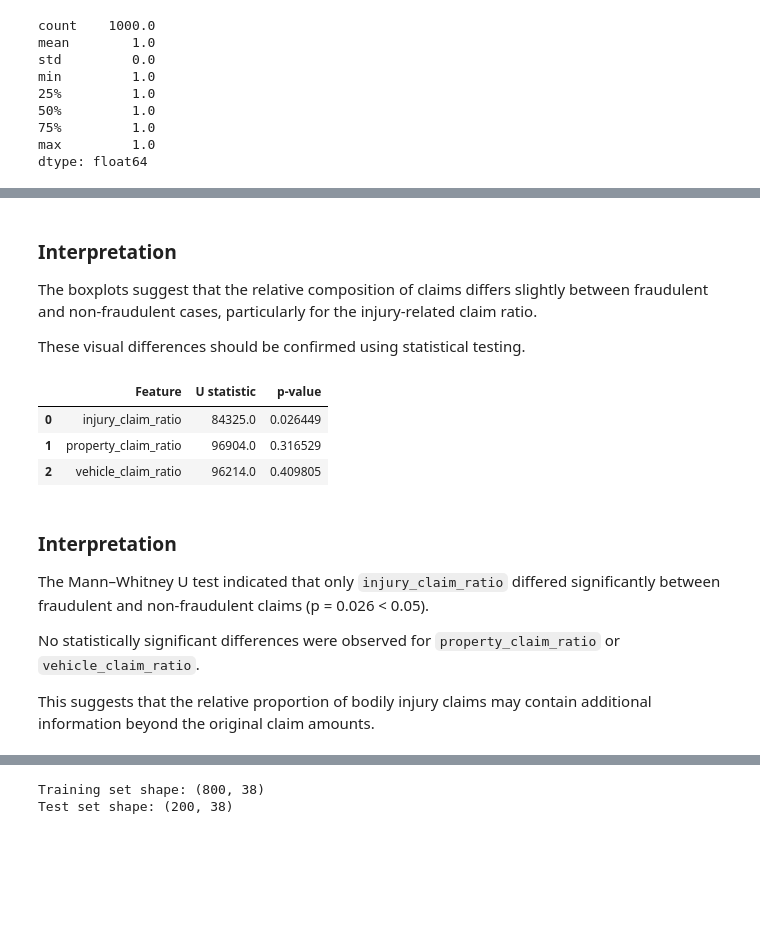
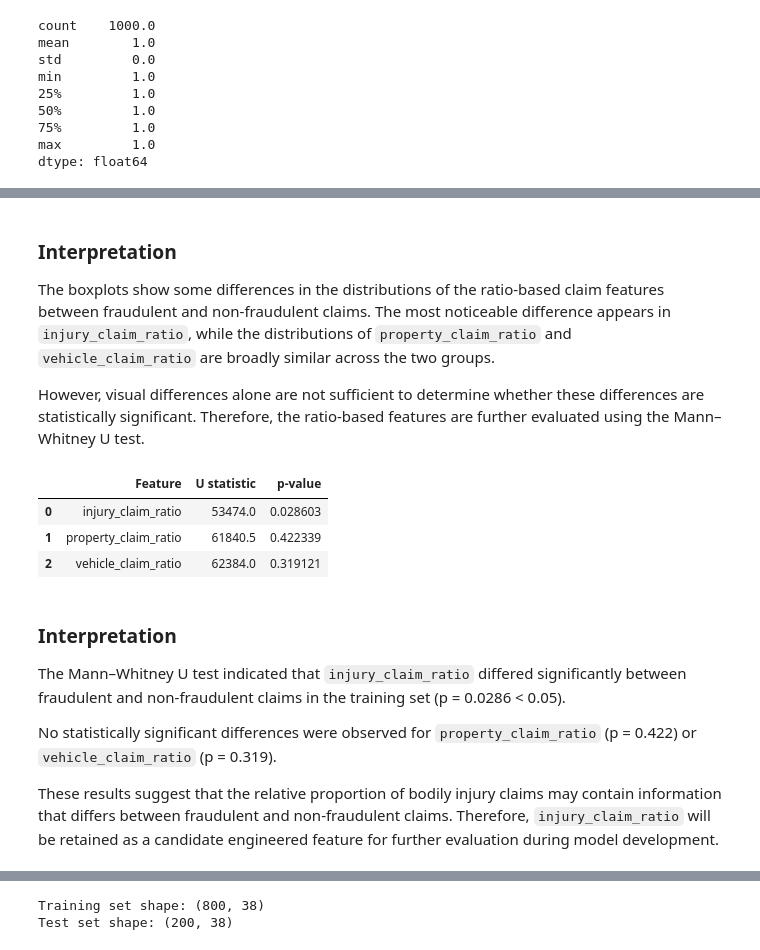
Before and after one commit to SevilFundaPolat/insurance-fraud-detection, a Jupyter notebook: notebooks/IC-an-Sevil.ipynb, the cells around one changed output, grey strips where cells are left out. Drawn from its saved outputs; the diff is of its cells as text; code cells hidden in the pictures; blank space fills up the shorter version.

```diff
--- a/notebooks/IC-an-Sevil.ipynb
+++ b/notebooks/IC-an-Sevil.ipynb
@@ -1786,0 +1755,28 @@ for feature in ratio_features:
+# %%
+# Compare ratio features by fraud status in the training set
+
+import matplotlib.pyplot as plt
+import seaborn as sns
+
+ratio_features = [
+    "injury_claim_ratio",
+    "property_claim_ratio",
+    "vehicle_claim_ratio",
+]
+
+train_analysis = X_train.copy()
+train_analysis["fraud_reported"] = y_train
+
+for feature in ratio_features:
+
+    plt.figure(figsize=(6, 4))
+
+    sns.boxplot(
+        data=train_analysis,
+        x="fraud_reported",
+        y=feature,
+    )
+
+    plt.title(f"{feature} by Fraud Status")
+    plt.tight_layout()
+    plt.show()
@@ -1787,11 +1787,15 @@ for feature in ratio_features:
 # %% [markdown]
 ### Interpretation
 
-The boxplots suggest that the relative composition of claims differs slightly between fraudulent and non-fraudulent cases, particularly for the injury-related claim ratio.
+The boxplots show some differences in the distributions of the ratio-based claim features between fraudulent and non-fraudulent claims. The most noticeable difference appears in `injury_claim_ratio`, while the distributions of `property_claim_ratio` and `vehicle_claim_ratio` are broadly similar across the two groups.
 
-These visual differences should be confirmed using statistical testing.
+However, visual differences alone are not sufficient to determine whether these differences are statistically significant. Therefore, the ratio-based features are further evaluated using the Mann–Whitney U test.
+# %%
+# create a train analysis
+train_analysis = X_train.copy()
+train_analysis["fraud_reported"] = y_train
 # %%
-# Mann–Whitney U test
+# Mann–Whitney U test on the training set
 
 from scipy.stats import mannwhitneyu
 
@@ -1799,47 +1803,47 @@ results = []
 
 for feature in ratio_features:
 
-    fraud_yes = df.loc[
-        df["fraud_reported"] == "Y",
+    fraud_yes = train_analysis.loc[
+        train_analysis["fraud_reported"] == "Y",
         feature,
     ]
 
-    fraud_no = df.loc[
-        df["fraud_reported"] == "N",
+    fraud_no = train_analysis.loc[
+        train_analysis["fraud_reported"] == "N",
         feature,
     ]
 
     statistic, p_value = mannwhitneyu(
         fraud_yes,
         fraud_no,
         alternative="two-sided",
     )
 
     results.append(
         [feature, statistic, p_value]
     )
 
 results = pd.DataFrame(
     results,
     columns=[
         "Feature",
         "U statistic",
         "p-value",
     ],
 )
 
 results
 # %% [output]
 |  | Feature | U statistic | p-value |
-| 0 | injury_claim_ratio | 84325.0 | 0.026449 |
-| 1 | property_claim_ratio | 96904.0 | 0.316529 |
-| 2 | vehicle_claim_ratio | 96214.0 | 0.409805 |
+| 0 | injury_claim_ratio | 53474.0 | 0.028603 |
+| 1 | property_claim_ratio | 61840.5 | 0.422339 |
+| 2 | vehicle_claim_ratio | 62384.0 | 0.319121 |
 # %% [markdown]
 ### Interpretation
 
-The Mann–Whitney U test indicated that only `injury_claim_ratio` differed significantly between fraudulent and non-fraudulent claims (p = 0.026 < 0.05).
+The Mann–Whitney U test indicated that `injury_claim_ratio` differed significantly between fraudulent and non-fraudulent claims in the training set (p = 0.0286 < 0.05).
 
-No statistically significant differences were observed for `property_claim_ratio` or `vehicle_claim_ratio`.
+No statistically significant differences were observed for `property_claim_ratio` (p = 0.422) or `vehicle_claim_ratio` (p = 0.319).
 
-This suggests that the relative proportion of bodily injury claims may contain additional information beyond the original claim amounts.
+These results suggest that the relative proportion of bodily injury claims may contain information that differs between fraudulent and non-fraudulent claims. Therefore, `injury_claim_ratio` will be retained as a candidate engineered feature for further evaluation during model development.
 # %%
```
Also changed, not shown: parts of 117 cells of this notebook.
